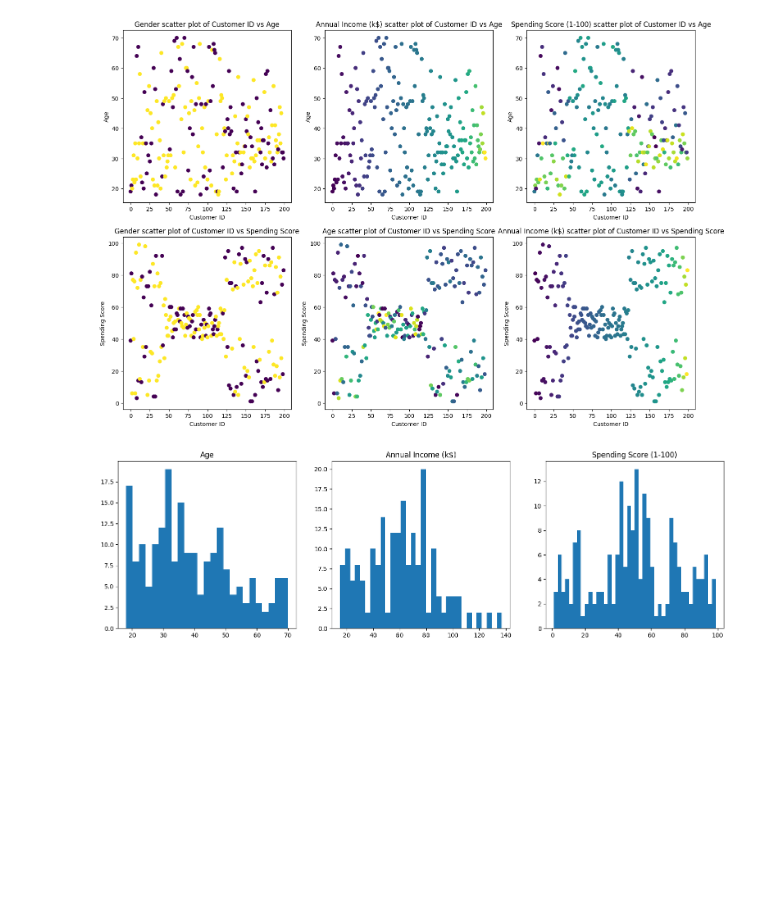
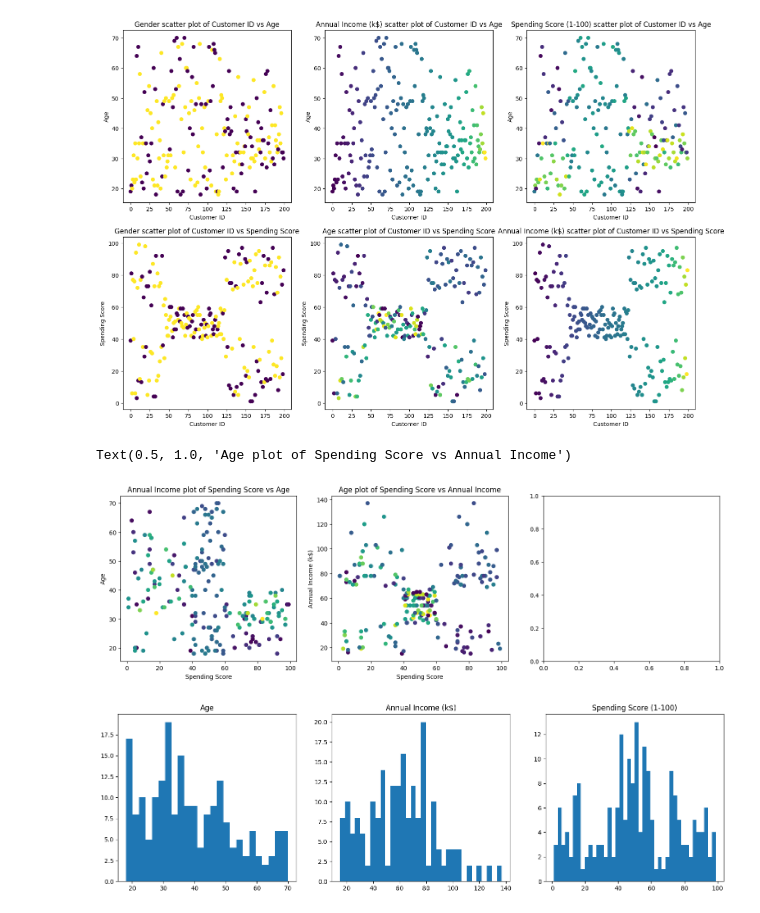
Before and after one commit to Abel-Lagonell/Machine_Learning, a Jupyter notebook: Project_3.ipynb, the cells around one changed output. Saved outputs shown, nothing was run; the diff lists cells and outputs as text; code cells hidden in the pictures; blank space fills up the shorter version.

```diff
--- a/Project_3.ipynb
+++ b/Project_3.ipynb
@@ -94,6 +114,22 @@ for (i, col) in enumerate(custom_col):
     axes[i+3].scatter(x=df.index, y=df["Spending Score (1-100)"], c=df[col])
 # %% [output]
 [figure]
+# %%
+fig, axes = plt.subplots(nrows=1, ncols=3, figsize=(18,5))
+axes = axes.flatten()
+
+axes[0].scatter(x=df["Spending Score (1-100)"], y=df["Age"], c=df["Annual Income (k$)"])
+axes[0].set_ylabel("Age")
+axes[0].set_xlabel("Spending Score")
+axes[0].set_title("Annual Income plot of Spending Score vs Age")
+
+axes[1].scatter(x=df["Spending Score (1-100)"], y=df["Annual Income (k$)"], c=df["Age"])
+axes[1].set_ylabel("Annual Income (k$)")
+axes[1].set_xlabel("Spending Score")
+axes[1].set_title("Age plot of Spending Score vs Annual Income")
+# %% [output]
+Text(0.5, 1.0, 'Age plot of Spending Score vs Annual Income')
+[figure, added]
 # %%
 fig, axes = plt.subplots(nrows=1, ncols=3, figsize=(18,5))
 
```
Also changed, not shown: parts of 12 cells of this notebook.
